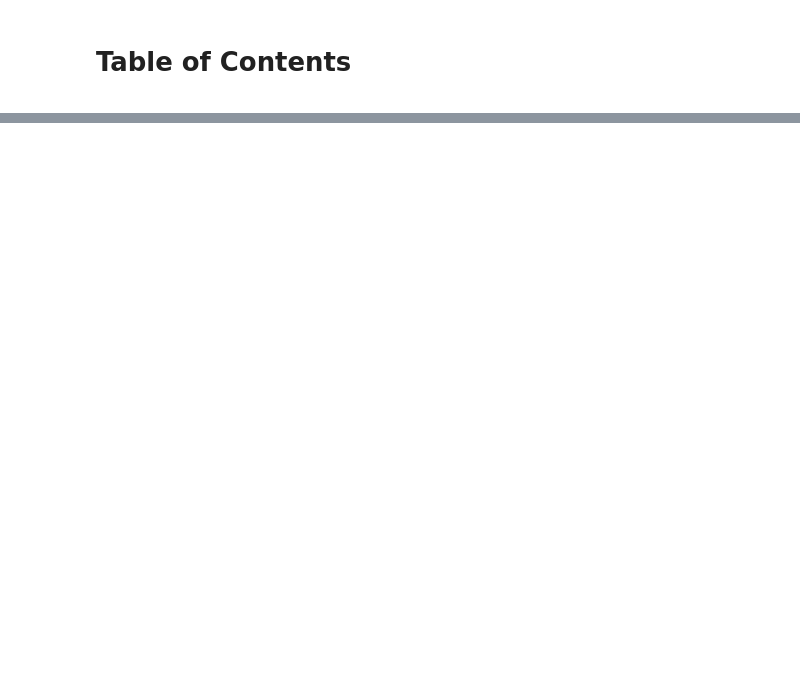
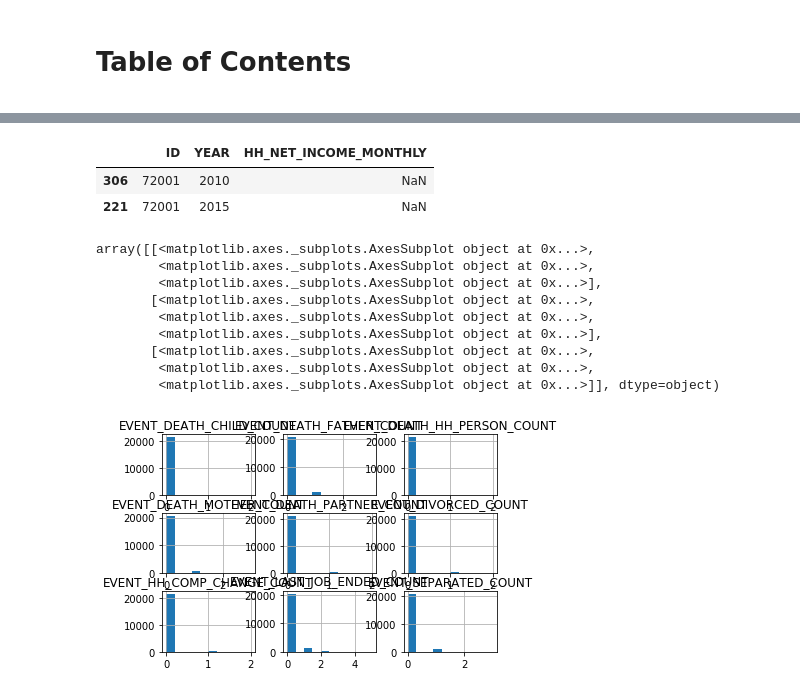
Before and after one commit to tobiasraabe/loc, a Jupyter notebook: src/exploration/explore_panel.ipynb, the cells around one changed output, grey strips where cells are left out. Saved outputs shown, nothing was run; the diff lists cells and outputs as text; code cells hidden in the pictures; blank space fills up the shorter version.

```diff
--- a/src/exploration/explore_panel.ipynb
+++ b/src/exploration/explore_panel.ipynb
@@ -18,0 +60,19 @@ df = pd.read_pickle('../../bld/out/data/panel.pkl')
+# %%
+df.loc[df.ID == 72001, ['ID', 'YEAR', 'HH_NET_INCOME_MONTHLY']]
+# %% [output]
+|  | ID | YEAR | HH_NET_INCOME_MONTHLY |
+| 306 | 72001 | 2010 | NaN |
+| 221 | 72001 | 2015 | NaN |
+# %%
+df[['EVENT_' + i + '_COUNT' for i in EVENT_VARIABLES]].hist()
+# %% [output]
+array([[<matplotlib.axes._subplots.AxesSubplot object at 0x...>,
+        <matplotlib.axes._subplots.AxesSubplot object at 0x...>,
+        <matplotlib.axes._subplots.AxesSubplot object at 0x...>],
+       [<matplotlib.axes._subplots.AxesSubplot object at 0x...>,
+        <matplotlib.axes._subplots.AxesSubplot object at 0x...>,
+        <matplotlib.axes._subplots.AxesSubplot object at 0x...>],
+       [<matplotlib.axes._subplots.AxesSubplot object at 0x...>,
+        <matplotlib.axes._subplots.AxesSubplot object at 0x...>,
+        <matplotlib.axes._subplots.AxesSubplot object at 0x...>]], dtype=object)
+[figure, added]
```
Also changed, not shown: parts of 9 cells of this notebook, 6 other files.
